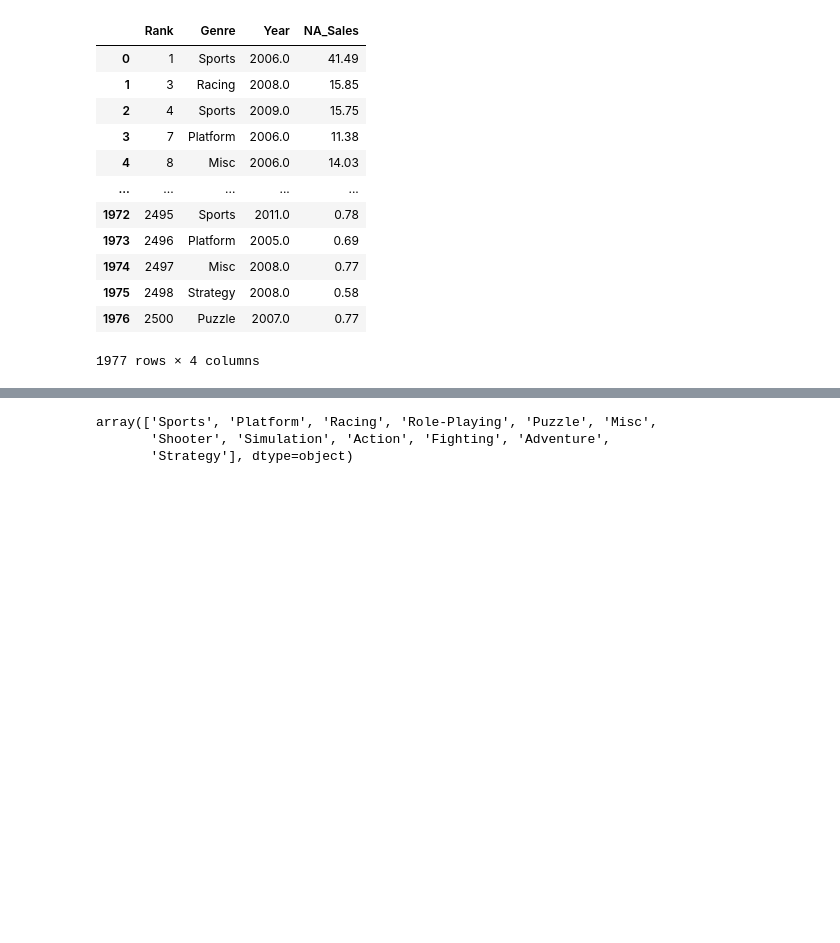
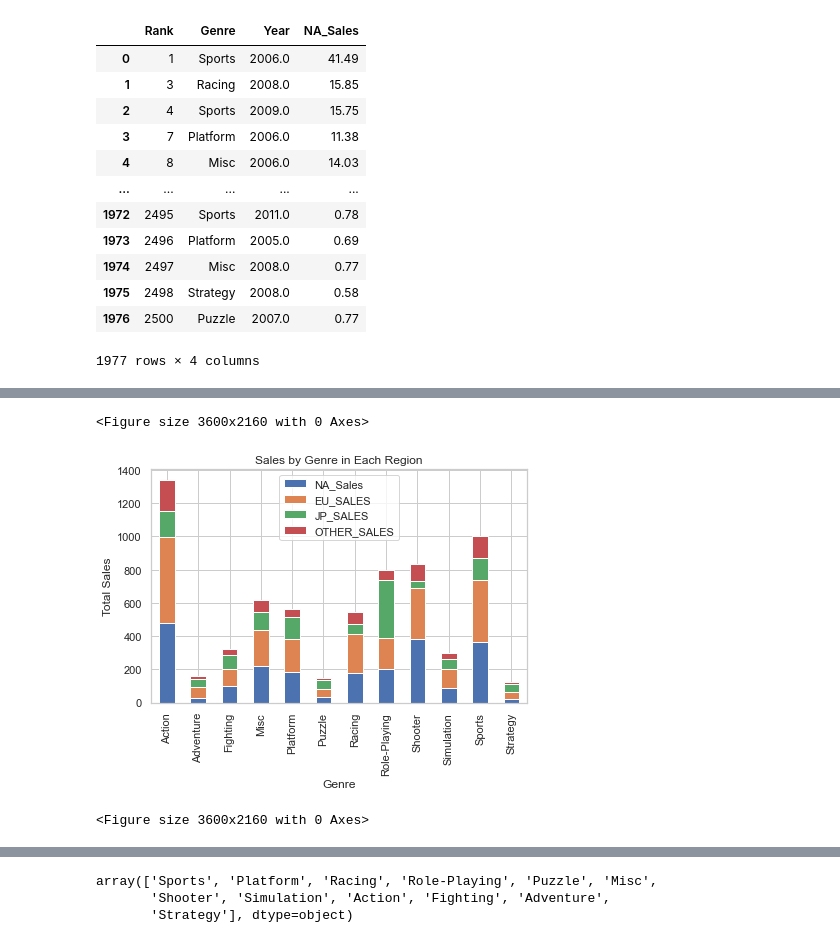
Before and after one commit to data301-2020-winter1/course-project-group_6002, a Jupyter notebook: analysis/Spandan/Milestone 2.ipynb, the cells around one changed output, grey strips where cells are left out. Saved outputs shown, nothing was run; the diff lists cells and outputs as text; code cells hidden in the pictures; blank space fills up the shorter version.

```diff
--- a/analysis/Spandan/Milestone 2.ipynb
+++ b/analysis/Spandan/Milestone 2.ipynb
@@ -70,0 +60,15 @@ array(['Sports', 'Platform', 'Racing', 'Role-Playing', 'Puzzle', 'Misc',
+# %%
+#This is to only find new games which are ranked high
+dfGR_BN = (
+dfGR_Clean
+    .loc[lambda x: x["Year"] >= 2000] # Filter for games in this century
+    .loc[lambda x: x["Rank"] <= 2500] # Only looking for games ranked 2500 or less
+    .reset_index(drop = True)
+)
+# %%
+# Sorting Sales by region
+dfGR_NA = (dfGR_BN[["Rank","Genre","Year","NA_Sales"]])
+dfGR_EU = (dfGR_Clean[["Rank","Genre","Year","EU_Sales"]])
+dfGR_JP = (dfGR_Clean[["Rank","Genre","Year","JP_Sales"]])
+dfGR_Other = (dfGR_Clean[["Rank","Genre","Year","Other_Sales"]])
+dfGR_Clean.Genre.unique() #To check unique Types of Genres in the Dataframe
@@ -151,0 +95,22 @@ NA = sns.barplot(data = dfGR_NA, x= 'NA_Sales',y="Genre")
+# %%
+P1 = (
+   dfGR_NA[['Genre','NA_Sales']]
+    .groupby('Genre').sum('NA_Sales')
+)
+P2 = (
+   dfGR_EU[['Genre','EU_Sales']]
+    .groupby('Genre').sum('EU_Sales')
+)
+P3 = (
+   dfGR_JP[['Genre','JP_Sales']]
+    .groupby('Genre').sum('JP_Sales')
+)
+P4 = (
+   dfGR_Other[['Genre','Other_Sales']]
+    .groupby('Genre').sum('Other_Sales')
+)
+SbG = P1
+SbG['EU_SALES']= P2['EU_Sales']
+SbG['JP_SALES']= P3['JP_Sales']
+SbG['OTHER_SALES']= P4['Other_Sales']
+SbG
@@ -151,0 +132,9 @@ NA = sns.barplot(data = dfGR_NA, x= 'NA_Sales',y="Genre")
+# %%
+SbG.plot(kind='bar', stacked=True)
+plt.ylabel('Total Sales')
+plt.title('Sales by Genre in Each Region')
+plt.figure(figsize=(50,30))
+# %% [output]
+<Figure size 3600x2160 with 0 Axes>
+[figure, added]
+<Figure size 3600x2160 with 0 Axes>
```
Also changed, not shown: parts of 16 cells of this notebook.
